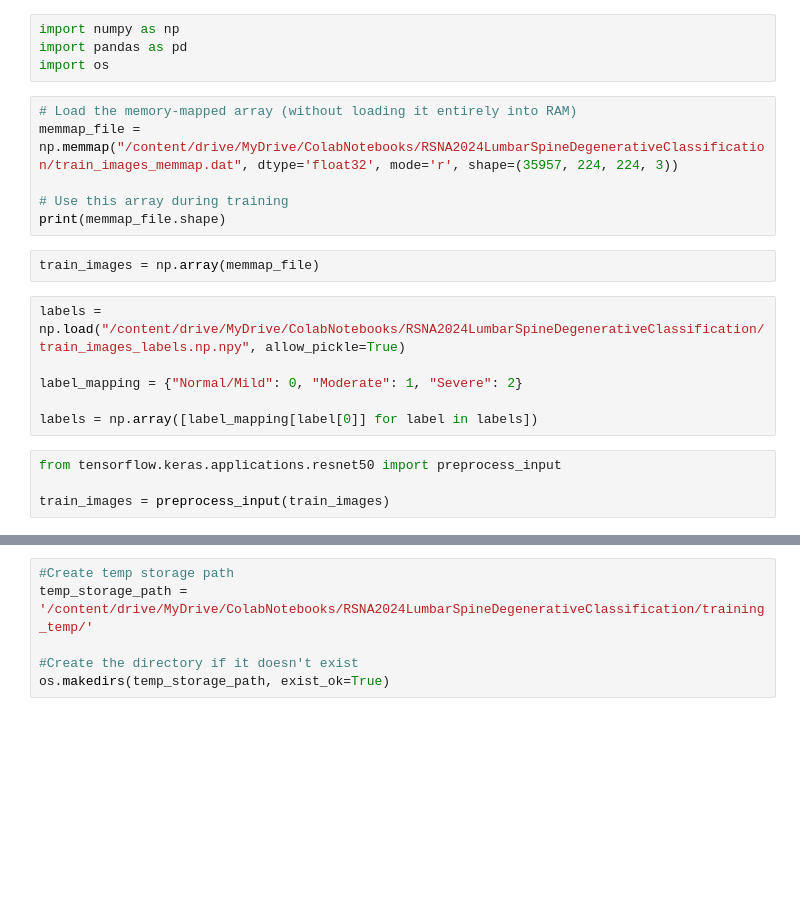
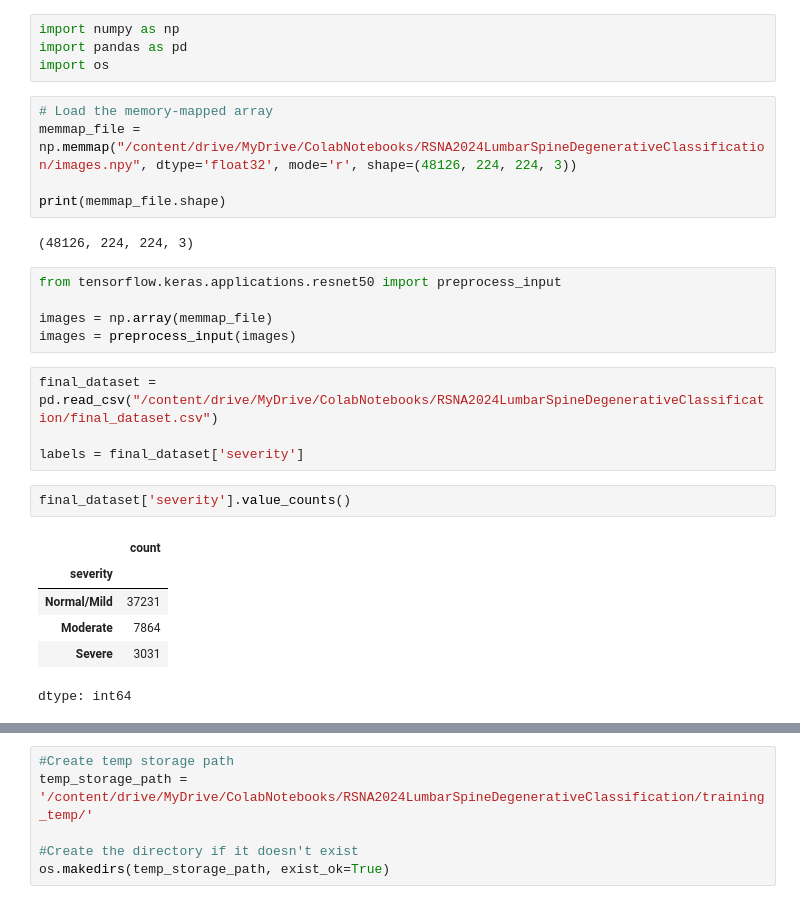
Before and after one commit to AbdulBarakat/lumbar-spine-classification, a Jupyter notebook: lumbar_spine_classification.ipynb, the cells around one changed output, grey strips where cells are left out. Cells and saved outputs as stored; diff of their text form; blank space fills up the shorter version.

```diff
--- a/lumbar_spine_classification.ipynb
+++ b/lumbar_spine_classification.ipynb
@@ -212,20 +12,27 @@ import numpy as np
 import pandas as pd
 import os
 # %%
-# Load the memory-mapped array (without loading it entirely into RAM)
-memmap_file = np.memmap("/content/drive/MyDrive/ColabNotebooks/RSNA2024LumbarSpineDegenerativeClassification/train_images_memmap.dat", dtype='float32', mode='r', shape=(35957, 224, 224, 3))
+# Load the memory-mapped array
+memmap_file = np.memmap("/content/drive/MyDrive/ColabNotebooks/RSNA2024LumbarSpineDegenerativeClassification/images.npy", dtype='float32', mode='r', shape=(48126, 224, 224, 3))
 
-# Use this array during training
 print(memmap_file.shape)
+# %% [output]
+(48126, 224, 224, 3)
-# %%
-train_images = np.array(memmap_file)
-# %%
-labels = np.load("/content/drive/MyDrive/ColabNotebooks/RSNA2024LumbarSpineDegenerativeClassification/train_images_labels.np.npy", allow_pickle=True)
-
-label_mapping = {"Normal/Mild": 0, "Moderate": 1, "Severe": 2}
-
-labels = np.array([label_mapping[label[0]] for label in labels])
 # %%
 from tensorflow.keras.applications.resnet50 import preprocess_input
 
-train_images = preprocess_input(train_images)
+images = np.array(memmap_file)
+images = preprocess_input(images)
+# %%
+final_dataset = pd.read_csv("/content/drive/MyDrive/ColabNotebooks/RSNA2024LumbarSpineDegenerativeClassification/final_dataset.csv")
+
+labels = final_dataset['severity']
+# %%
+final_dataset['severity'].value_counts()
+# %% [output]
+|  | count |
+| severity |  |
+| Normal/Mild | 37231 |
+| Moderate | 7864 |
+| Severe | 3031 |
+dtype: int64
```
Also changed, not shown: parts of 61 cells of this notebook.
